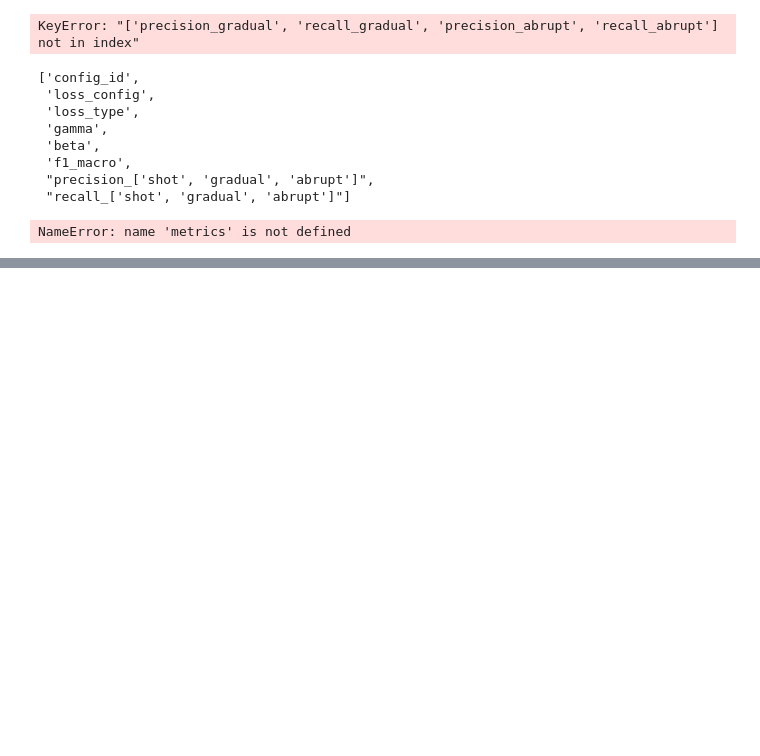
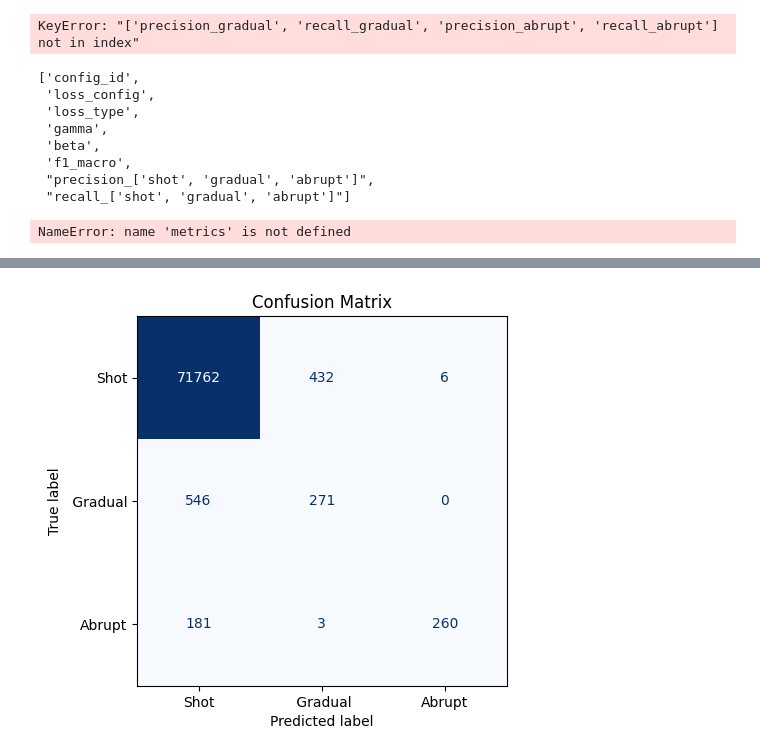
Before and after one commit to Bono046/DIP_project, a Jupyter notebook: SCD_features_classification.ipynb, the cells around one changed output, grey strips where cells are left out. Drawn from its saved outputs; the diff is of its cells as text; code cells hidden in the pictures; blank space fills up the shorter version.

```diff
--- a/SCD_features_classification.ipynb
+++ b/SCD_features_classification.ipynb
@@ -1759,0 +2143,12 @@ NameError: name 'metrics' is not defined
+# %%
+device = torch.device("cuda" if torch.cuda.is_available() else "cpu")
+mean, std = make_desc_stats(train_hist_ds)
+print("std min/max:", std.min().item(), std.max().item())
+mean, std = mean.to(device), std.to(device)
+
+model = HistTCN().to(device)
+hist, desc, y = next(iter(DataLoader(train_hist_ds, batch_size=16, shuffle=True)))
+hist, desc, y = hist.to(device), desc.to(device), y.to(device)
+logits, rec = model(hist)
+loss, l_cls, l_val = total_loss(logits, rec, y, desc, nn.CrossEntropyLoss(), 1.0, mean, std)
+print(loss.item(), l_cls, l_val)
@@ -1759,0 +2218,8 @@ NameError: name 'metrics' is not defined
+# %%
+w = compute_class_weights(train_hist_ds.ys, mode="effective")     # use the mode chosen for the TCN
+cls_loss = nn.CrossEntropyLoss(weight=None if w is None else w.to(device))
+
+model0, hist0 = train_hist_tcn(train_hist_ds, val_hist_ds, lam=0.0,
+                               cls_loss_fn=cls_loss, num_epochs=10, seed=1)
+
+preds0, labels0 = evaluate_hist(model0, val_hist_ds, device)
@@ -1759,0 +2237,4 @@ NameError: name 'metrics' is not defined
+# %%
+plot_confusion_matrix(labels0, preds0)
+# %% [output]
+[figure, added]
```
Also changed, not shown: parts of 59 cells of this notebook, 2 other files.
